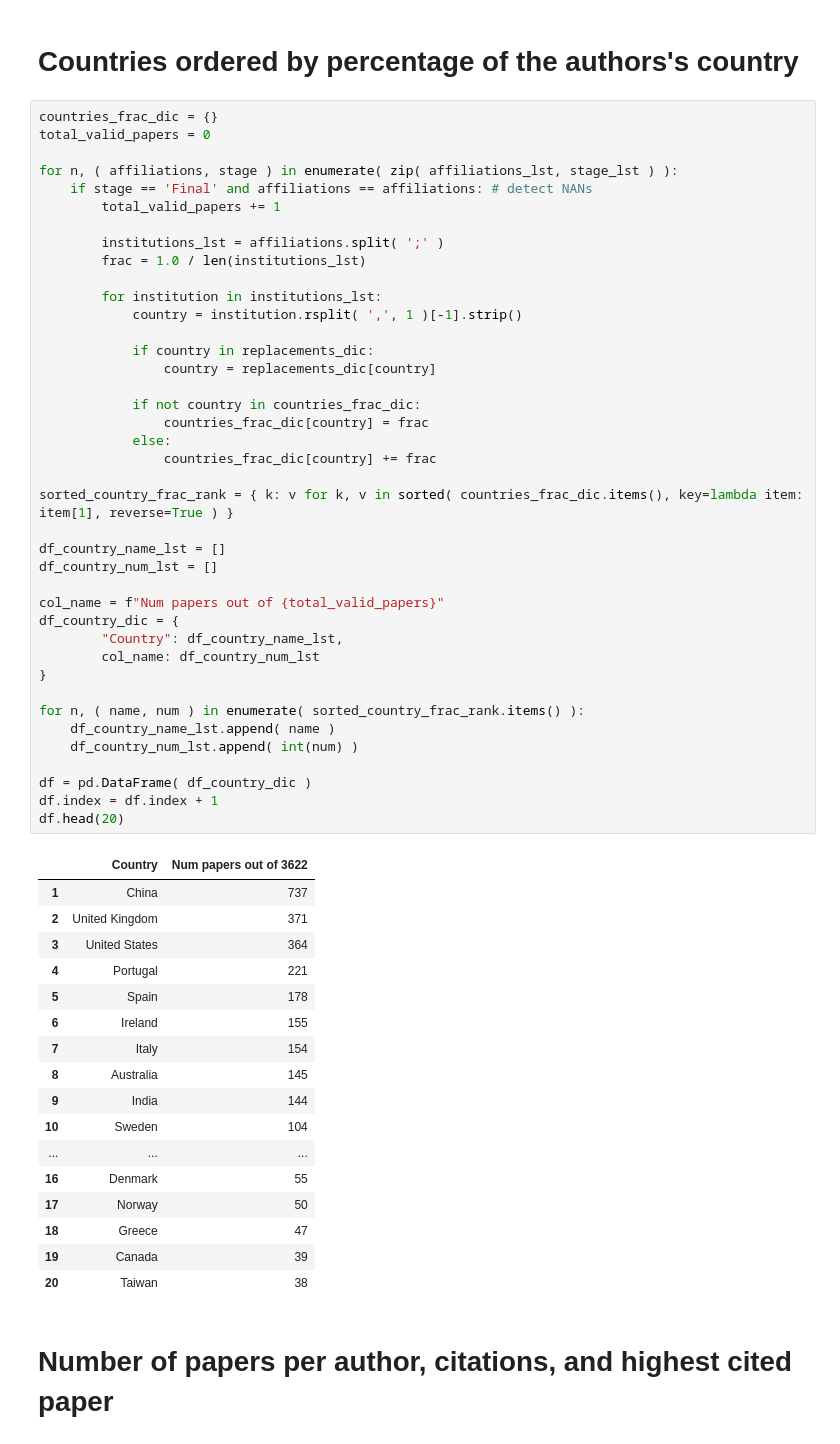
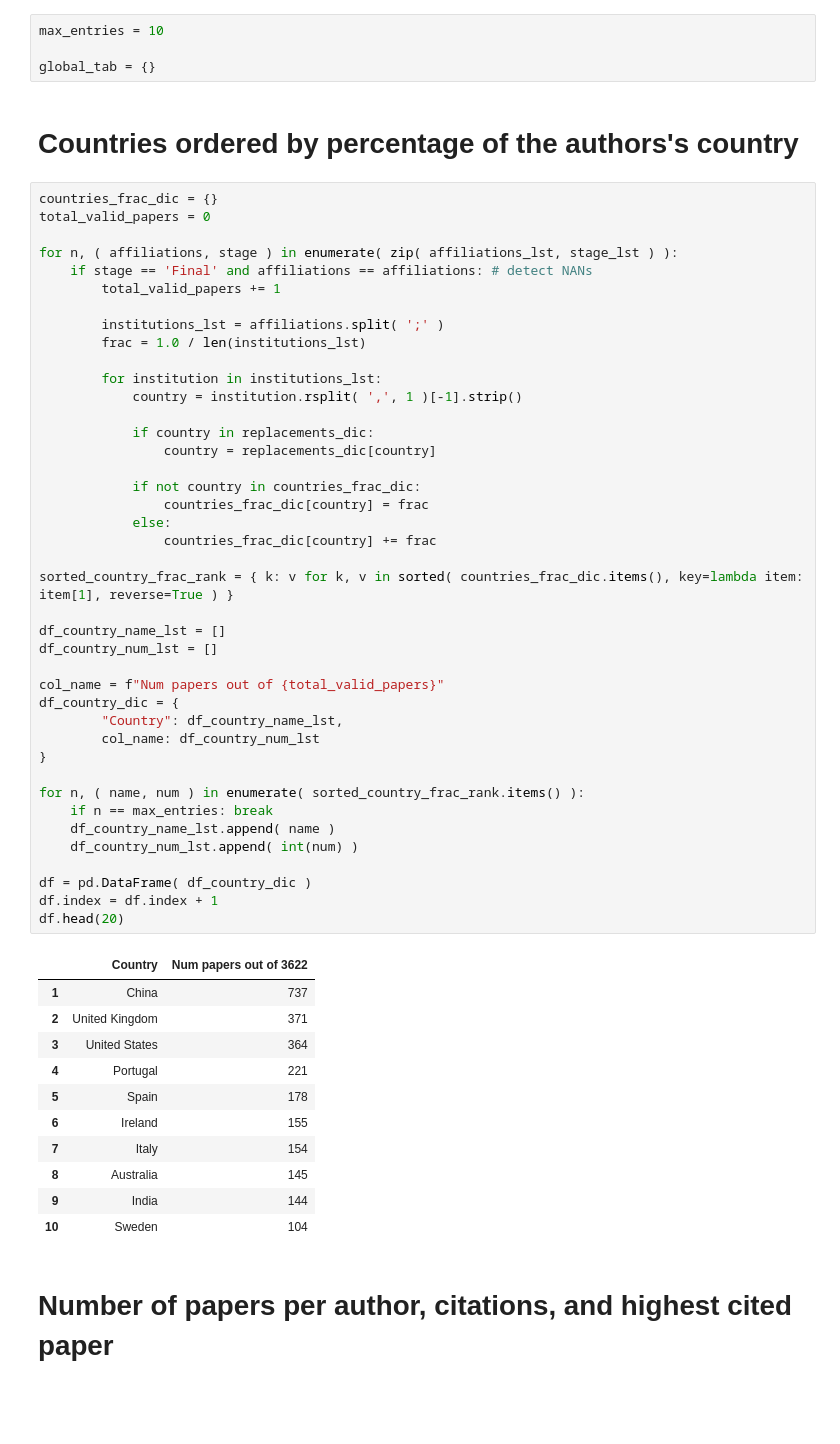
Before and after one commit to joaochenriques/PAS_STATS, a Jupyter notebook: WaveEnergyStatistics.ipynb, the cells around one changed output. Cells and saved outputs as stored; diff of their text form; blank space fills up the shorter version.

```diff
--- a/WaveEnergyStatistics.ipynb
+++ b/WaveEnergyStatistics.ipynb
@@ -108,3 +149,7 @@ replacements_dic = {
+# %%
+max_entries = 10
+
+global_tab = {}
 # %% [markdown]
 # Countries ordered by percentage of the authors's country
 # %%
@@ -132,39 +177,34 @@ for n, ( affiliations, stage ) in enumerate( zip( affiliations_lst, stage_lst )
 sorted_country_frac_rank = { k: v for k, v in sorted( countries_frac_dic.items(), key=lambda item: item[1], reverse=True ) }
 
 df_country_name_lst = []
 df_country_num_lst = []
 
 col_name = f"Num papers out of {total_valid_papers}"
 df_country_dic = {
         "Country": df_country_name_lst,
         col_name: df_country_num_lst
 }
 
 for n, ( name, num ) in enumerate( sorted_country_frac_rank.items() ):
+    if n == max_entries: break
     df_country_name_lst.append( name )
     df_country_num_lst.append( int(num) )
 
 df = pd.DataFrame( df_country_dic )
 df.index = df.index + 1
 df.head(20)
 # %% [output]
 |  | Country | Num papers out of 3622 |
 | 1 | China | 737 |
 | 2 | United Kingdom | 371 |
 | 3 | United States | 364 |
 | 4 | Portugal | 221 |
 | 5 | Spain | 178 |
 | 6 | Ireland | 155 |
 | 7 | Italy | 154 |
 | 8 | Australia | 145 |
 | 9 | India | 144 |
 | 10 | Sweden | 104 |
-| ... | ... | ... |
-| 16 | Denmark | 55 |
-| 17 | Norway | 50 |
-| 18 | Greece | 47 |
-| 19 | Canada | 39 |
-| 20 | Taiwan | 38 |
 # %% [markdown]
 # Number of papers per author, citations, and highest cited paper
 # %%
```
Also changed, not shown: parts of 14 cells of this notebook.
